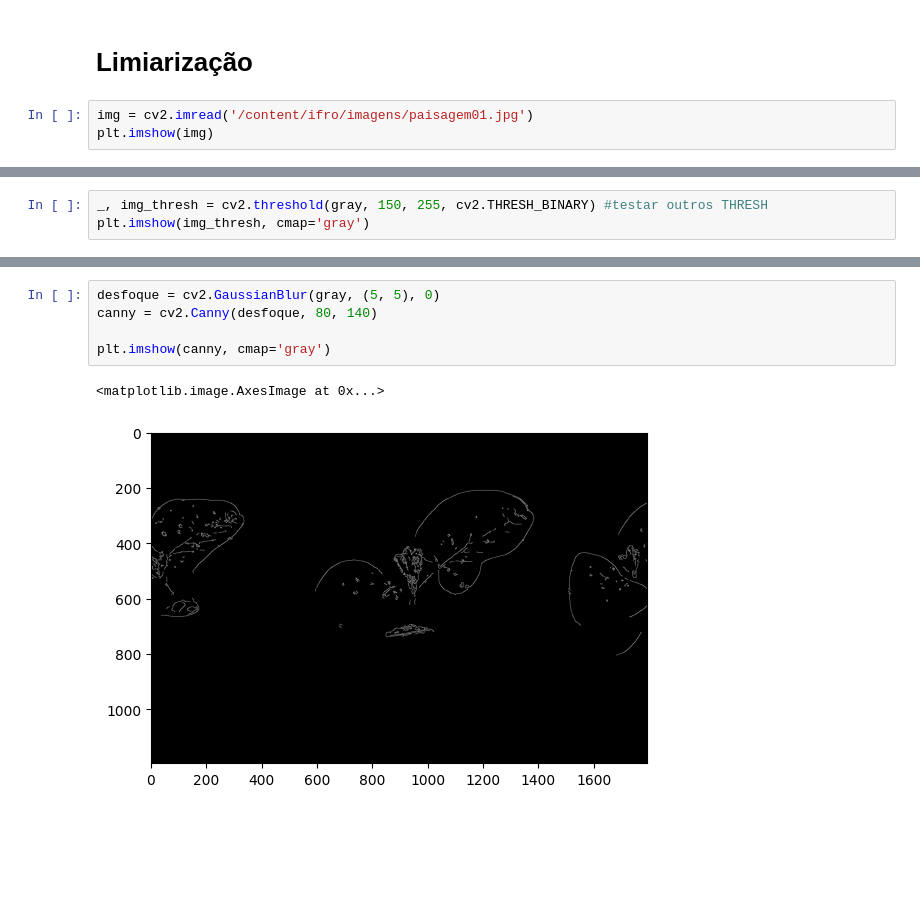
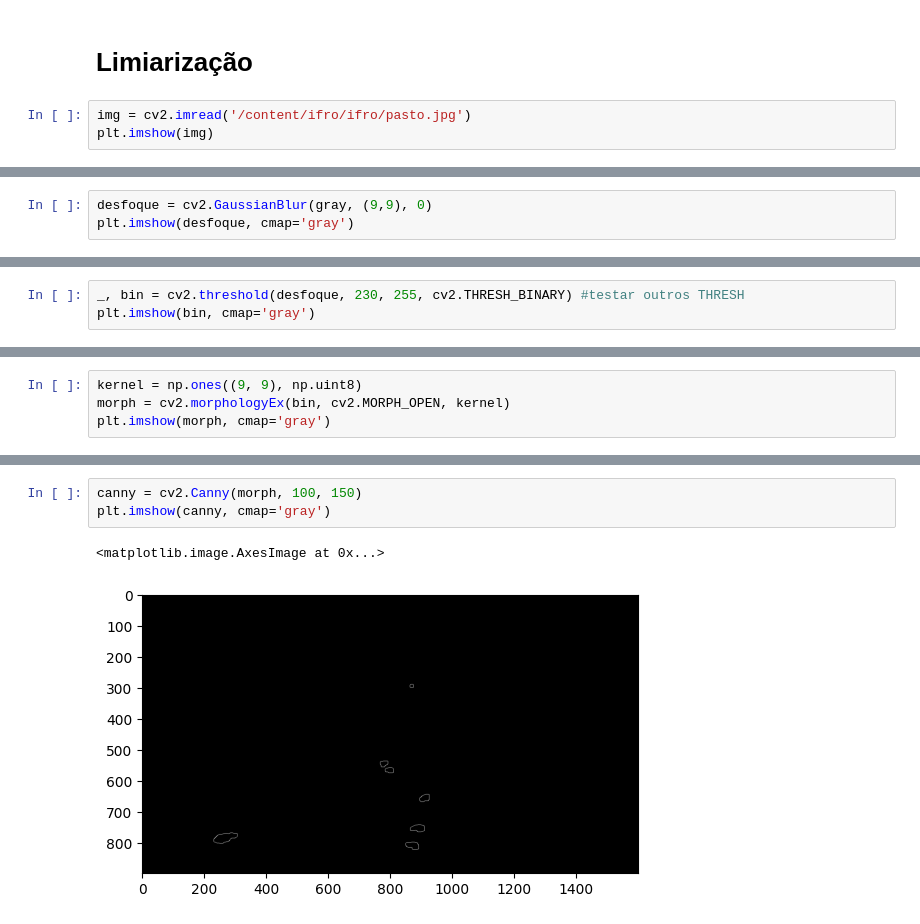
Before and after one commit to eudoxiamoura/CG-OpenCV, a Jupyter notebook: Minicurso_FundamentosCG.ipynb, the cells around one changed output, grey strips where cells are left out. Saved outputs shown, nothing was run; the diff lists cells and outputs as text; blank space fills up the shorter version.

```diff
--- a/Minicurso_FundamentosCG.ipynb
+++ b/Minicurso_FundamentosCG.ipynb
@@ -43,7 +43,7 @@ Arquivos extraídos para a pasta: ifro
 # %% [markdown]
 # Limiarização
 # %%
-img = cv2.imread('/content/ifro/imagens/paisagem01.jpg')
+img = cv2.imread('/content/ifro/ifro/pasto.jpg')
 plt.imshow(img)
 # %% [output]
 <matplotlib.image.AxesImage at 0x...>
@@ -58,0 +69,3 @@ plt.imshow(gray, cmap='gray')
+# %%
+desfoque = cv2.GaussianBlur(gray, (9,9), 0)
+plt.imshow(desfoque, cmap='gray')
@@ -59,5 +75,5 @@ plt.imshow(gray, cmap='gray')
 # %%
-_, img_thresh = cv2.threshold(gray, 150, 255, cv2.THRESH_BINARY) #testar outros THRESH
-plt.imshow(img_thresh, cmap='gray')
+_, bin = cv2.threshold(desfoque, 230, 255, cv2.THRESH_BINARY) #testar outros THRESH
+plt.imshow(bin, cmap='gray')
 # %% [output]
 <matplotlib.image.AxesImage at 0x...>
@@ -106,0 +81,4 @@ plt.plot(histograma)
+# %%
+kernel = np.ones((9, 9), np.uint8)
+morph = cv2.morphologyEx(bin, cv2.MORPH_OPEN, kernel)
+plt.imshow(morph, cmap='gray')
@@ -107,8 +88,6 @@ plt.plot(histograma)
 # %%
-desfoque = cv2.GaussianBlur(gray, (5, 5), 0)
-canny = cv2.Canny(desfoque, 80, 140)
-
+canny = cv2.Canny(morph, 100, 150)
 plt.imshow(canny, cmap='gray')
 # %% [output]
 <matplotlib.image.AxesImage at 0x...>
-[figure, old version]
+[figure, new version]
```
Also changed, not shown: parts of 18 cells of this notebook.
